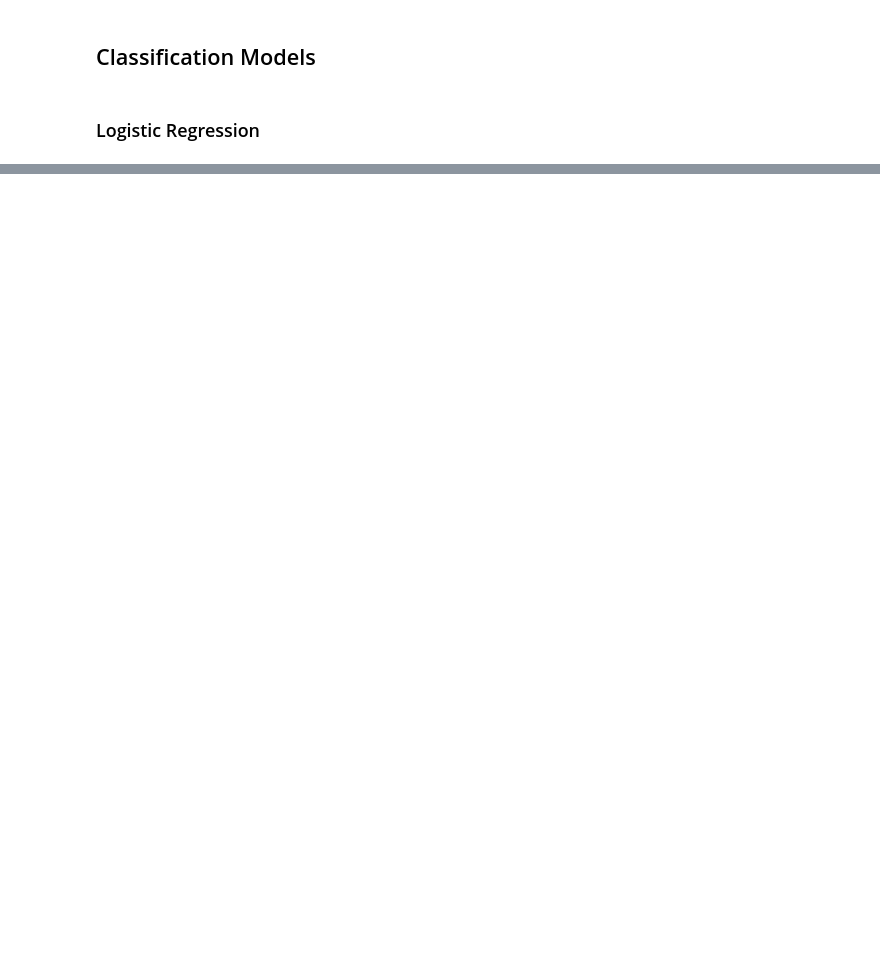
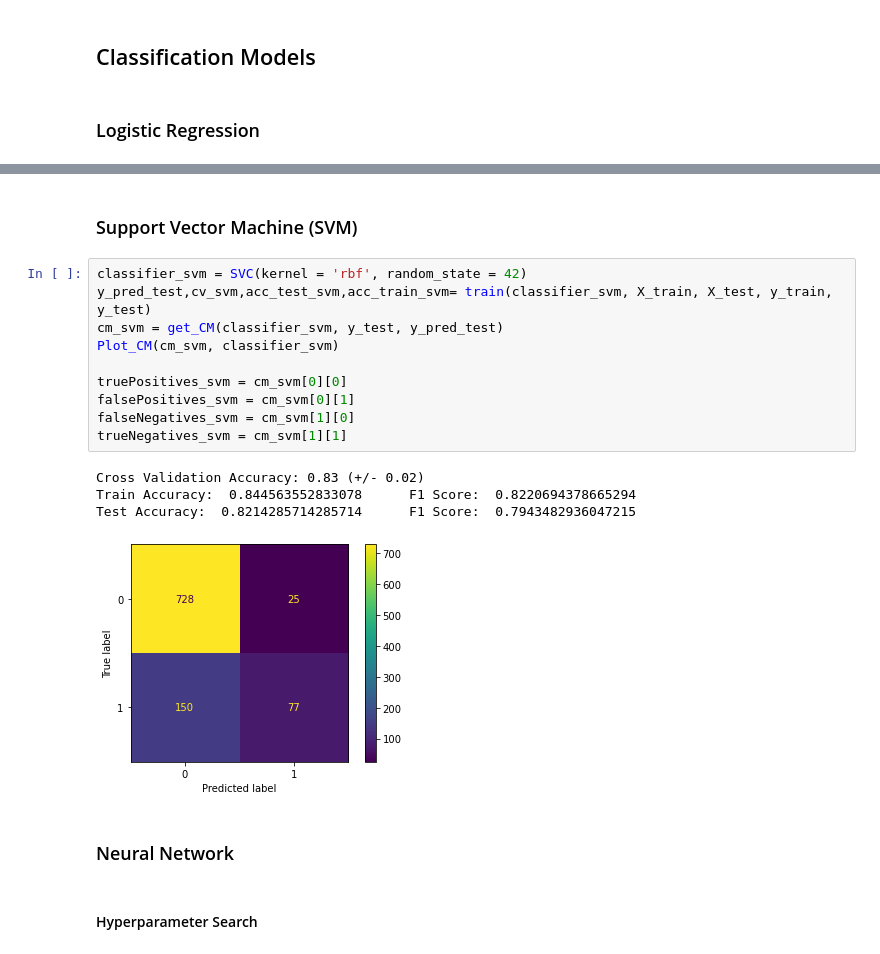
Before and after one commit to franciscomonteiro85/faa-wine-project, a Jupyter notebook: Wine_quality_project-2-classes.ipynb, the cells around one changed output, grey strips where cells are left out. Cells and saved outputs as stored; diff of their text form; blank space fills up the shorter version.

```diff
--- a/Wine_quality_project-2-classes.ipynb
+++ b/Wine_quality_project-2-classes.ipynb
@@ -336,0 +354,21 @@ Testing Accuracy:  0.786734693877551
+# %% [markdown]
+### Support Vector Machine (SVM)
+# %%
+classifier_svm = SVC(kernel = 'rbf', random_state = 42)
+y_pred_test,cv_svm,acc_test_svm,acc_train_svm= train(classifier_svm, X_train, X_test, y_train, y_test)
+cm_svm = get_CM(classifier_svm, y_test, y_pred_test)
+Plot_CM(cm_svm, classifier_svm)
+
+truePositives_svm = cm_svm[0][0]
+falsePositives_svm = cm_svm[0][1]
+falseNegatives_svm = cm_svm[1][0]
+trueNegatives_svm = cm_svm[1][1]
+# %% [output]
+Cross Validation Accuracy: 0.83 (+/- 0.02)
+Train Accuracy:  0.844563552833078      F1 Score:  0.8220694378665294
+Test Accuracy:  0.8214285714285714      F1 Score:  0.7943482936047215
+[figure, added]
+# %% [markdown]
+### Neural Network
+# %% [markdown]
+#### Hyperparameter Search
```
Also changed, not shown: parts of 13 cells of this notebook.
